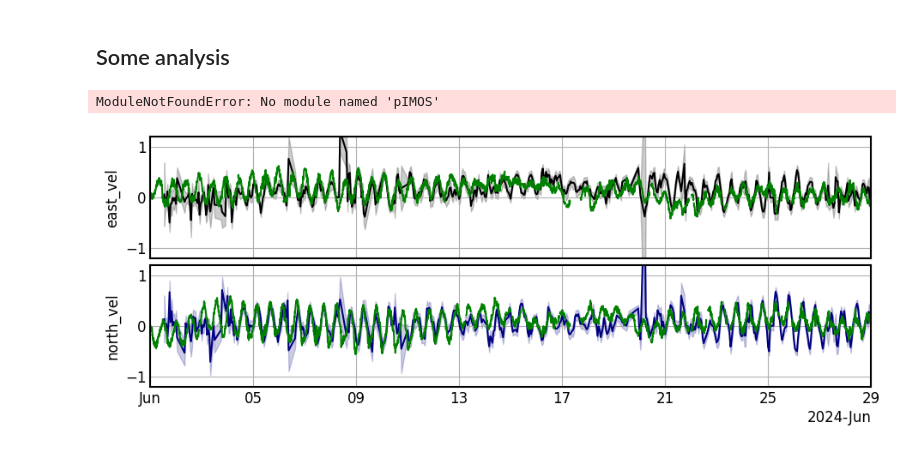
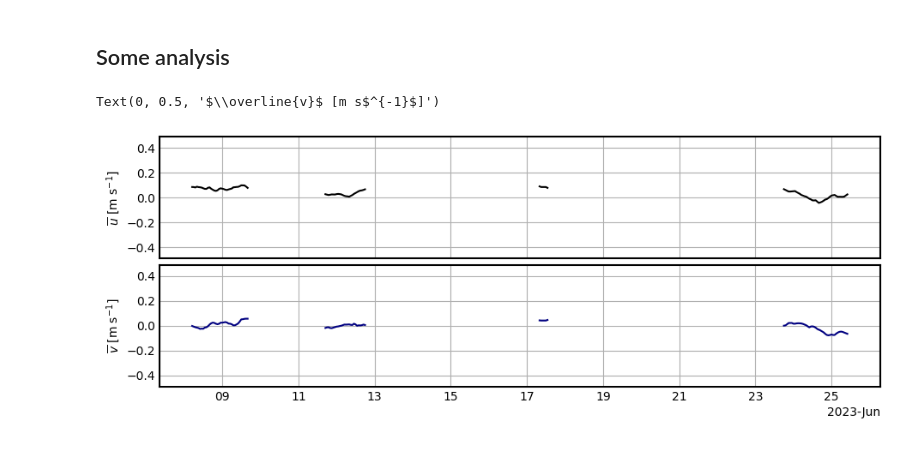
Before and after one commit to TIDE-ITRH/inversion-sst-gp, a Jupyter notebook: notebooks/use_cases/browse_june23/browse_basin_drifters.ipynb, the cells around one changed output. Drawn from its saved outputs; the diff is of its cells as text; code cells hidden in the pictures.

```diff
--- a/notebooks/use_cases/browse_june23/browse_basin_drifters.ipynb
+++ b/notebooks/use_cases/browse_june23/browse_basin_drifters.ipynb
@@ -143,5 +201,5 @@ Data variables:
 # %%
-# print("Calculating GP regression prediction")
-# ds_full = gpr.predict_series(ds.sel(time=ds_results.time), ds_results, coverage=0.8)
-# ds_full.to_netcdf(path=os.path.join(cropped_dir, f'{crop_app}_predictions_1h.nc'))
-ds_full = xr.open_dataset(os.path.join(cropped_dir, f'{crop_app}_predictions_1h.nc'))
+print("Calculating GP regression prediction")
+ds_full = gpr.predict_series(ds.sel(time=ds_results.time), ds_results, coverage=0.8)
+ds_full.to_netcdf(path=os.path.join(cropped_dir, f'{crop_app}_predictions_10h.nc'))
+ds_full = xr.open_dataset(os.path.join(cropped_dir, f'{crop_app}_predictions_10h.nc'))
@@ -231,4 +233,4 @@ Data variables:
 # %%
 # If you prefer to have nan instead of missing time steps
-ds_full_hourly = make_even_hourly(ds_full)
-ds_restrim_hourly = make_even_hourly(ds_restrim)
+ds_full_hourly = utils.make_even_hourly(ds_full)
+ds_restrim_hourly = utils.make_even_hourly(ds_restrim)
@@ -264,5 +242,5 @@ fig, ax = plots.plot_prediction(ds_full.isel(time=20), qv_scale=20, qk_size=1.)
 fig, ax = plots.plot_timeseries(ds_full_hourly, lon_pt=123.3744, lat_pt=-13.74942)
 for x in ax:
     x.set_ylim(-1.21,1.21)
-    x.set_xlim(np.datetime64(time_lims[0]) + np.timedelta64(0,'D'), np.datetime64(time_lims[0]) + np.timedelta64(14,'D'))
+    # x.set_xlim(np.datetime64(time_lims[0]) + np.timedelta64(0,'D'), np.datetime64(time_lims[0]) + np.timedelta64(14,'D'))
 # %% [output]
@@ -270,31 +248,42 @@ for x in ax:
 # %% [markdown]
 ## Some analysis
 # %%
-import pIMOS.utils.catalogue as pcat
+# import pIMOS.utils.catalogue as pcat
 
-# Load the DWR data
-exp = 'Shell'
-moor = 'DWR'
-exp_base = os.path.join(base_dir, 'Industry', exp, 'data', 'moored_instrument_data')
+# # Load the DWR data
+# exp = 'Shell'
+# moor = 'DWR'
+# exp_base = os.path.join(base_dir, 'Industry', exp, 'data', 'moored_instrument_data')
 
-cat = pcat.get_pimos_catalogue(exp_base, is_moored=True)
+# cat = pcat.get_pimos_catalogue(exp_base, is_moored=True)
 
-# Load the most recent DWR file
-ds_dwr = xr.open_dataset(cat['nc_path'].loc[cat['Group']==moor].values[-1], decode_times=True)
-ds_dwr
+# # Load the most recent DWR file
+# ds_dwr = xr.open_dataset(cat['nc_path'].loc[cat['Group']==moor].values[-1], decode_times=True)
+# ds_dwr
-# %% [output]
-ModuleNotFoundError: No module named 'pIMOS'
+# %%
+import pandas as pd
+from wootils.filters import check_spacing, filter1d_xr
+
+ds_full_lp = ds_full_hourly.rolling(time=24, min_periods=20, center=True).mean()
 # %%
-fig, ax = plots.plot_timeseries(ds_full, lon_pt=123.3744, lat_pt=-13.74942)
+ds_point = ds_full_lp.sel(lon=123.3744, lat=-13.74942, method='nearest')
 
-ds_dwr['east_vel'].plot(ax=ax[0], c='g')
-ds_dwr['north_vel'].plot(ax=ax[1], c='g')
+fig, ax = plt.subplots(2, 1, figsize=(10, 4), gridspec_kw={'hspace':0.05})
+
+ds_point['mu_u'].plot(ax=ax[0], label='u velocity', c='k')
+
+ds_point['mu_v'].plot(ax=ax[1], label='v velocity', c='navy')
 
 for x in ax:
-    x.set_ylim(-1.21,1.21)
-    x.set_xlim(np.datetime64(time_lims[0]) + np.timedelta64(0,'D'), np.datetime64(time_lims[0]) + np.timedelta64(28,'D'))
+    x.set_xlabel('')
     x.set_title('')
-    x.set_xlabel('')
-_=ax[0].set_xticklabels([])
+    x.set_ylim(-0.49, 0.49)
+    x.grid()
+    # x.set_xlim(np.datetime64(time_lims[0]) + np.timedelta64(0,'D'), np.datetime64(time_lims[0]) + np.timedelta64(28,'D'))
+
+ax[0].set_xticklabels([])
+ax[0].set_ylabel('$\overline{u}$ [m s$^{-1}$]')
+ax[1].set_ylabel('$\overline{v}$ [m s$^{-1}$]')
 # %% [output]
+Text(0, 0.5, '$\\overline{v}$ [m s$^{-1}$]')
-[figure, old version]
+[figure, new version]
```
Also changed, not shown: parts of 27 cells of this notebook, 21 other files.
